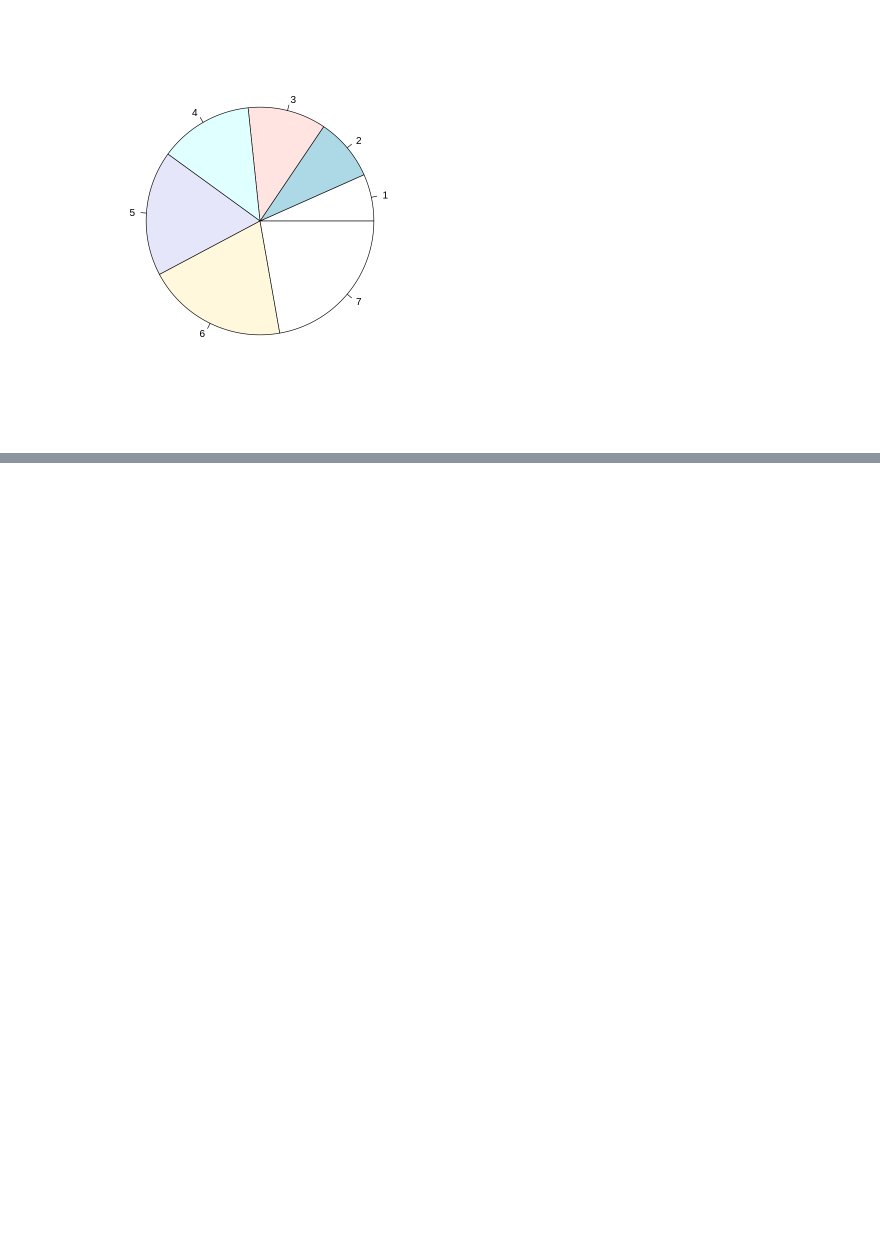
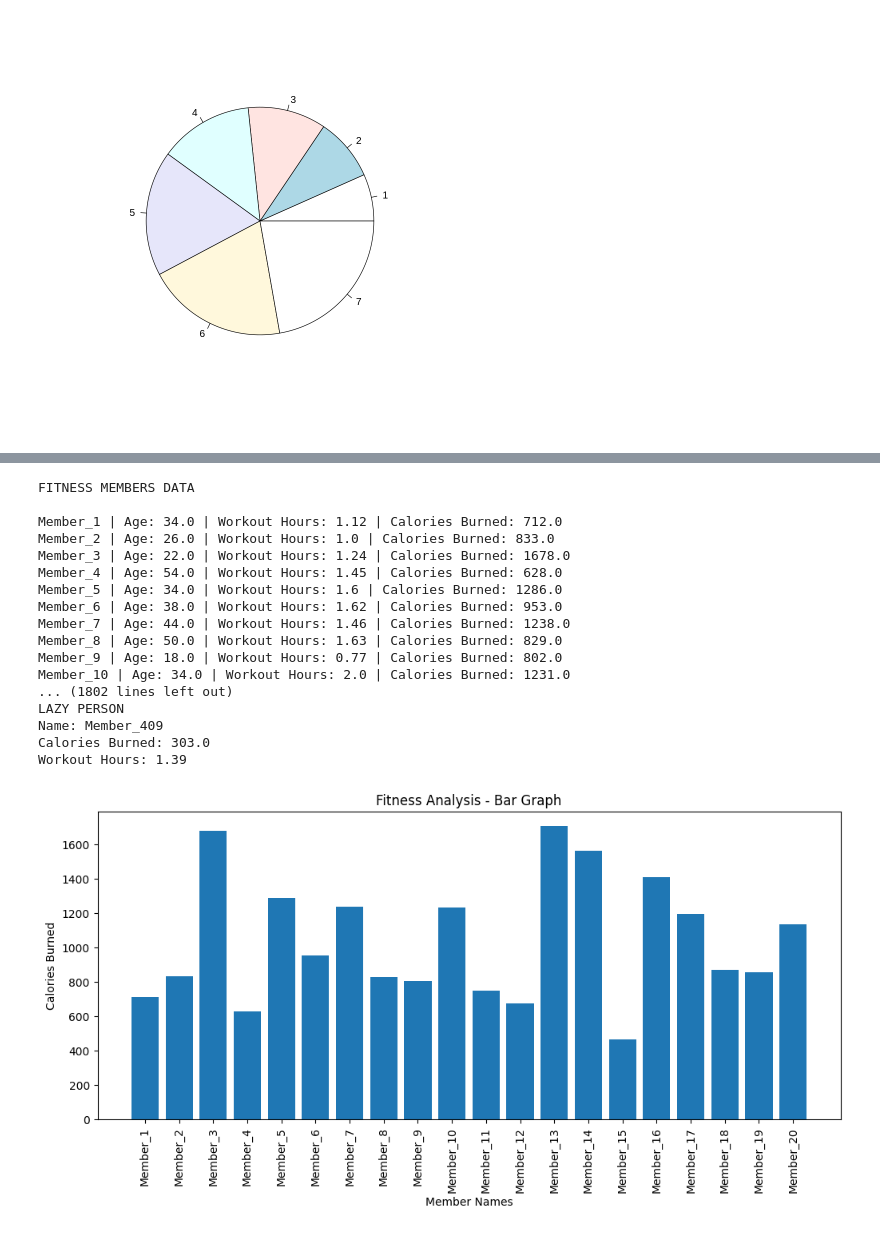
Before and after one commit to Thanujaroyal24/day2-R.language, a Jupyter notebook: Untitled2.ipynb, the cells around one changed output, grey strips where cells are left out. Drawn from its saved outputs; the diff is of its cells as text; code cells hidden in the pictures; blank space fills up the shorter version.

```diff
--- a/Untitled2.ipynb
+++ b/Untitled2.ipynb
@@ -90,0 +168,74 @@ person with maximum calories burned: Thanu
+# %%
+import pandas as pd
+import matplotlib.pyplot as plt
+data = pd.read_csv("/content/gym_members_exercise_tracking_synthetic_data.csv")
+ages = data["Age"]
+workout_hours = data["Session_Duration (hours)"]
+calories_burned = data["Calories_Burned"]
+mem_names = []
+for i in range(len(data)):
+    mem_names.append("Member_" + str(i + 1))
+print("FITNESS MEMBERS DATA\n")
+for i in range(len(mem_names)):
+    print(mem_names[i],
+          "| Age:", ages[i],
+          "| Workout Hours:", workout_hours[i],
+          "| Calories Burned:", calories_burned[i])
+avg_workout = workout_hours.mean()
+print("\nAverage Workout Hours:", avg_workout)
+max_calories = calories_burned.max()
+print("Maximum Calories Burned:", max_calories)
+min_calories = calories_burned.min()
+print("Minimum Calories Burned:", min_calories)
+median_calories = calories_burned.median()
+print("Median Calories Burned:", median_calories)
+std_dev = calories_burned.std()
+print("Standard Deviation:", std_dev)
+active_index = calories_burned.idxmax()
+print("\nMOST ACTIVE PERSON")
+print("Name:", mem_names[active_index])
+print("Calories Burned:", calories_burned[active_index])
+print("Workout Hours:", workout_hours[active_index])
+lazy_index = calories_burned.idxmin()
+print("\nLAZY PERSON")
+print("Name:", mem_names[lazy_index])
+print("Calories Burned:", calories_burned[lazy_index])
+print("Workout Hours:", workout_hours[lazy_index])
+plt.figure(figsize=(12, 5))
+plt.bar(mem_names[:20], calories_burned[:20])
+plt.xlabel("Member Names")
+plt.ylabel("Calories Burned")
+plt.title("Fitness Analysis - Bar Graph")
+plt.xticks(rotation=90)
+plt.show()
+plt.figure(figsize=(8, 8))
+plt.pie(calories_burned[:10],
+        labels=mem_names[:10],
+        autopct='%1.1f%%')
+plt.title("Calories Burned Distribution")
+plt.show()
+plt.figure(figsize=(10, 5))
+plt.scatter(workout_hours, calories_burned)
+plt.xlabel("Workout Hours")
+plt.ylabel("Calories Burned")
+plt.title("Workout Hours vs Calories Burned")
+plt.show()
+# %% [output]
+FITNESS MEMBERS DATA
+
+Member_1 | Age: 34.0 | Workout Hours: 1.12 | Calories Burned: 712.0
+Member_2 | Age: 26.0 | Workout Hours: 1.0 | Calories Burned: 833.0
+Member_3 | Age: 22.0 | Workout Hours: 1.24 | Calories Burned: 1678.0
+Member_4 | Age: 54.0 | Workout Hours: 1.45 | Calories Burned: 628.0
+Member_5 | Age: 34.0 | Workout Hours: 1.6 | Calories Burned: 1286.0
+Member_6 | Age: 38.0 | Workout Hours: 1.62 | Calories Burned: 953.0
+Member_7 | Age: 44.0 | Workout Hours: 1.46 | Calories Burned: 1238.0
+Member_8 | Age: 50.0 | Workout Hours: 1.63 | Calories Burned: 829.0
+Member_9 | Age: 18.0 | Workout Hours: 0.77 | Calories Burned: 802.0
+Member_10 | Age: 34.0 | Workout Hours: 2.0 | Calories Burned: 1231.0
+... (1802 lines left out)
+LAZY PERSON
+Name: Member_409
+Calories Burned: 303.0
+Workout Hours: 1.39
+[figure, added]
```
Also changed, not shown: parts of 9 cells of this notebook.
